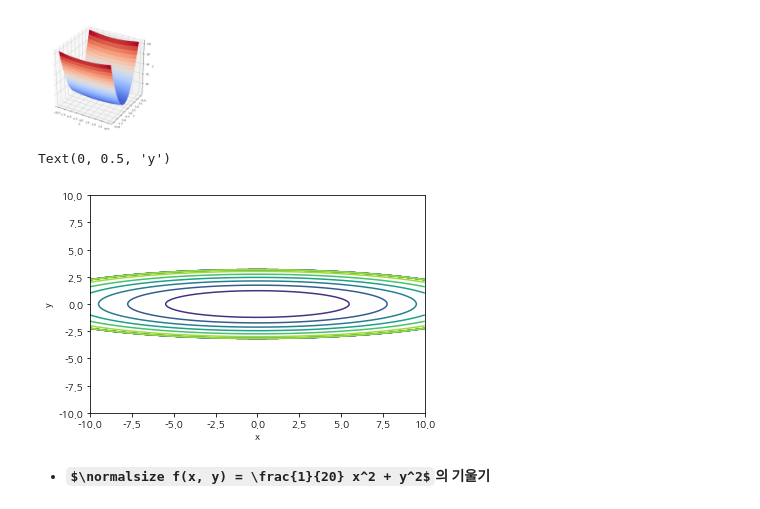
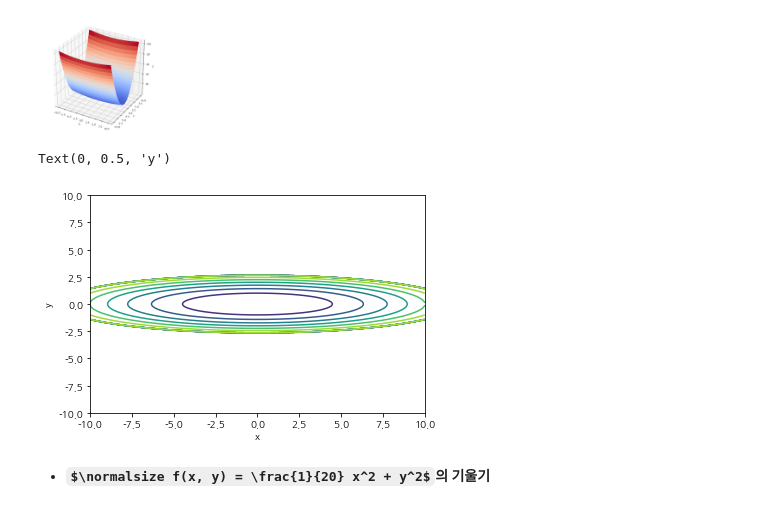
Before and after one commit to cloudallera/deep-learning-from-scratch, a Jupyter notebook: _mystudy/06_training_techniques.ipynb, the cells around one changed output. Cells and saved outputs as stored; diff of their text form; code cells hidden in the pictures; some formulas as TeX source.

```diff
--- a/_mystudy/06_training_techniques.ipynb
+++ b/_mystudy/06_training_techniques.ipynb
@@ -124,17 +125,17 @@ Text(0.5, 0, 'Z')
 # %%
 # [식 6.2]의 등고선 ---- [그림 6-2]
 
 # 외곽선 단순화
-mask = Z > 10
+mask = Z > 7
 Z[mask] = 0
 
 # 그래프 그리기
 plt.contour(X, Y, Z)
 plt.xlabel("x")
 plt.ylabel("y")
 # %% [output]
 Text(0, 0.5, 'y')
-[figure, old version]
+[figure, new version]
 # %% [markdown]
 - **$\normalsize f(x, y) = \frac{1}{20} x^2 + y^2$의 기울기**
 # %%
```
Also changed, not shown: parts of 12 cells of this notebook.
